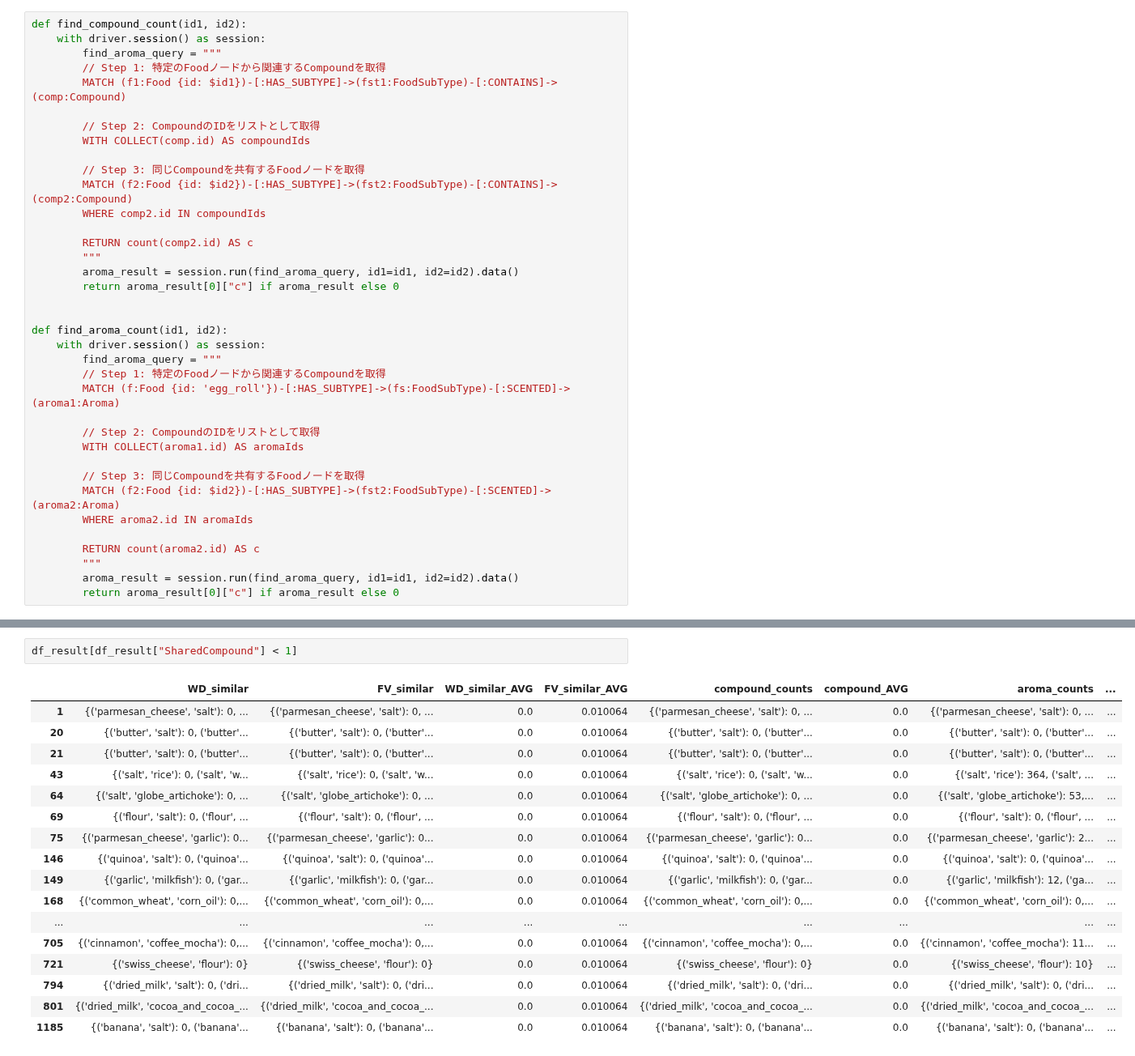
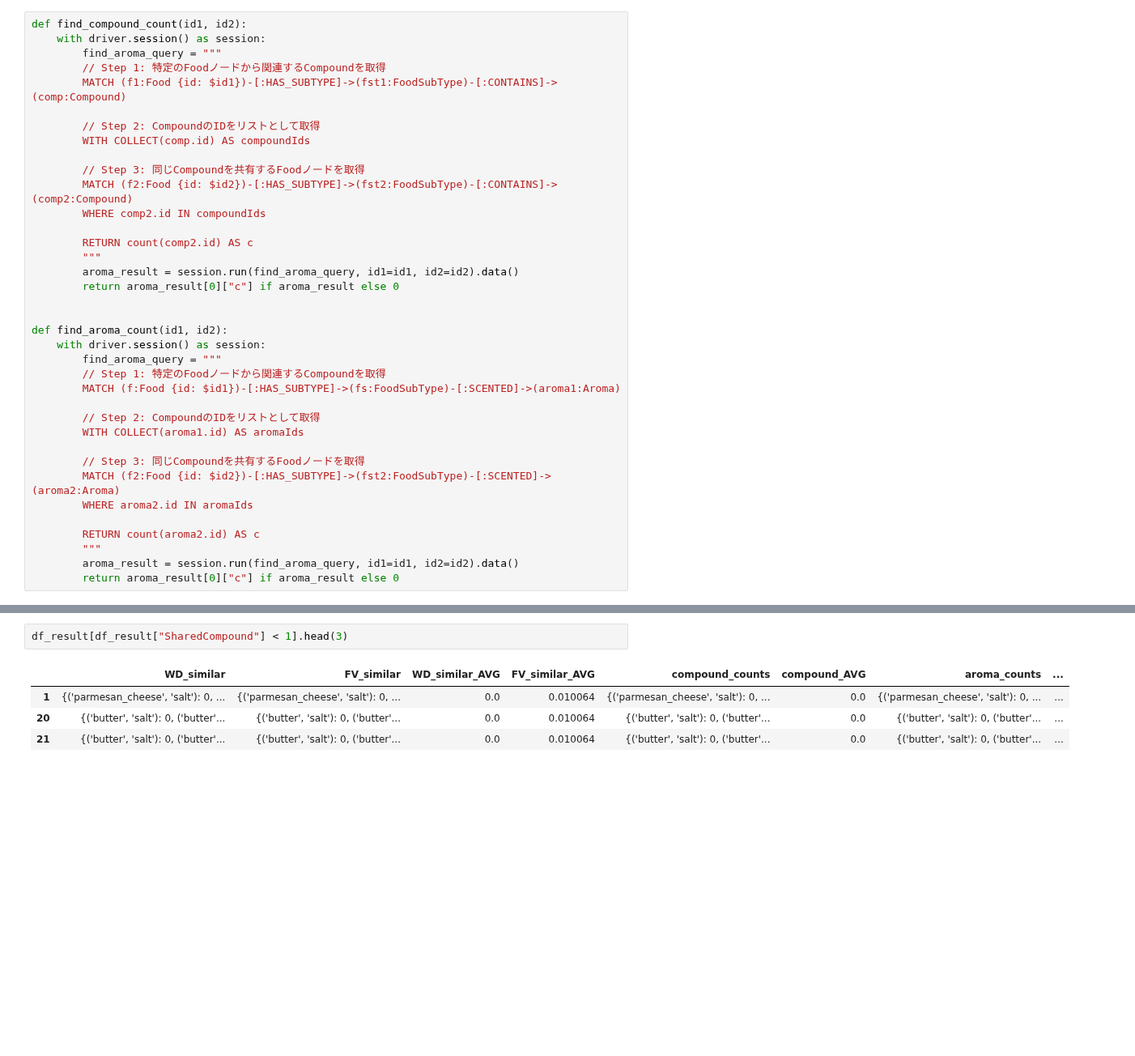
Before and after one commit to MariMurotani/RecipeHack, a Jupyter notebook: jupyter/analyze_word2_vec.ipynb, the cells around one changed output, grey strips where cells are left out. Shown at 81% size. Saved outputs shown, nothing was run; the diff lists cells and outputs as text; blank space fills up the shorter version.

```diff
--- a/jupyter/analyze_word2_vec.ipynb
+++ b/jupyter/analyze_word2_vec.ipynb
@@ -88,7 +88,7 @@ def find_aroma_count(id1, id2):
     with driver.session() as session:
         find_aroma_query = """
         // Step 1: 特定のFoodノードから関連するCompoundを取得
-        MATCH (f:Food {id: 'egg_roll'})-[:HAS_SUBTYPE]->(fs:FoodSubType)-[:SCENTED]->(aroma1:Aroma)
+        MATCH (f:Food {id: $id1})-[:HAS_SUBTYPE]->(fs:FoodSubType)-[:SCENTED]->(aroma1:Aroma)
 
         // Step 2: CompoundのIDをリストとして取得
         WITH COLLECT(aroma1.id) AS aromaIds
@@ -252,24 +266,11 @@ df_result.tail(1)
 # %% [markdown]
 ##
 # %%
-df_result[df_result["SharedCompound"] < 1]
+df_result[df_result["SharedCompound"] < 1].head(3)
 # %% [output]
 |  | WD_similar | FV_similar | WD_similar_AVG | FV_similar_AVG | compound_counts | compound_AVG | aroma_counts | ... |
 | 1 | {('parmesan_cheese', 'salt'): 0, ... | {('parmesan_cheese', 'salt'): 0, ... | 0.0 | 0.010064 | {('parmesan_cheese', 'salt'): 0, ... | 0.0 | {('parmesan_cheese', 'salt'): 0, ... | ... |
 | 20 | {('butter', 'salt'): 0, ('butter'... | {('butter', 'salt'): 0, ('butter'... | 0.0 | 0.010064 | {('butter', 'salt'): 0, ('butter'... | 0.0 | {('butter', 'salt'): 0, ('butter'... | ... |
 | 21 | {('butter', 'salt'): 0, ('butter'... | {('butter', 'salt'): 0, ('butter'... | 0.0 | 0.010064 | {('butter', 'salt'): 0, ('butter'... | 0.0 | {('butter', 'salt'): 0, ('butter'... | ... |
-| 43 | {('salt', 'rice'): 0, ('salt', 'w... | {('salt', 'rice'): 0, ('salt', 'w... | 0.0 | 0.010064 | {('salt', 'rice'): 0, ('salt', 'w... | 0.0 | {('salt', 'rice'): 364, ('salt', ... | ... |
-| 64 | {('salt', 'globe_artichoke'): 0, ... | {('salt', 'globe_artichoke'): 0, ... | 0.0 | 0.010064 | {('salt', 'globe_artichoke'): 0, ... | 0.0 | {('salt', 'globe_artichoke'): 53,... | ... |
-| 69 | {('flour', 'salt'): 0, ('flour', ... | {('flour', 'salt'): 0, ('flour', ... | 0.0 | 0.010064 | {('flour', 'salt'): 0, ('flour', ... | 0.0 | {('flour', 'salt'): 0, ('flour', ... | ... |
-| 75 | {('parmesan_cheese', 'garlic'): 0... | {('parmesan_cheese', 'garlic'): 0... | 0.0 | 0.010064 | {('parmesan_cheese', 'garlic'): 0... | 0.0 | {('parmesan_cheese', 'garlic'): 2... | ... |
-| 146 | {('quinoa', 'salt'): 0, ('quinoa'... | {('quinoa', 'salt'): 0, ('quinoa'... | 0.0 | 0.010064 | {('quinoa', 'salt'): 0, ('quinoa'... | 0.0 | {('quinoa', 'salt'): 0, ('quinoa'... | ... |
-| 149 | {('garlic', 'milkfish'): 0, ('gar... | {('garlic', 'milkfish'): 0, ('gar... | 0.0 | 0.010064 | {('garlic', 'milkfish'): 0, ('gar... | 0.0 | {('garlic', 'milkfish'): 12, ('ga... | ... |
-| 168 | {('common_wheat', 'corn_oil'): 0,... | {('common_wheat', 'corn_oil'): 0,... | 0.0 | 0.010064 | {('common_wheat', 'corn_oil'): 0,... | 0.0 | {('common_wheat', 'corn_oil'): 0,... | ... |
-| ... | ... | ... | ... | ... | ... | ... | ... | ... |
-| 705 | {('cinnamon', 'coffee_mocha'): 0,... | {('cinnamon', 'coffee_mocha'): 0,... | 0.0 | 0.010064 | {('cinnamon', 'coffee_mocha'): 0,... | 0.0 | {('cinnamon', 'coffee_mocha'): 11... | ... |
-| 721 | {('swiss_cheese', 'flour'): 0} | {('swiss_cheese', 'flour'): 0} | 0.0 | 0.010064 | {('swiss_cheese', 'flour'): 0} | 0.0 | {('swiss_cheese', 'flour'): 10} | ... |
-| 794 | {('dried_milk', 'salt'): 0, ('dri... | {('dried_milk', 'salt'): 0, ('dri... | 0.0 | 0.010064 | {('dried_milk', 'salt'): 0, ('dri... | 0.0 | {('dried_milk', 'salt'): 0, ('dri... | ... |
-| 801 | {('dried_milk', 'cocoa_and_cocoa_... | {('dried_milk', 'cocoa_and_cocoa_... | 0.0 | 0.010064 | {('dried_milk', 'cocoa_and_cocoa_... | 0.0 | {('dried_milk', 'cocoa_and_cocoa_... | ... |
-| 1185 | {('banana', 'salt'): 0, ('banana'... | {('banana', 'salt'): 0, ('banana'... | 0.0 | 0.010064 | {('banana', 'salt'): 0, ('banana'... | 0.0 | {('banana', 'salt'): 0, ('banana'... | ... |
 # %%
 # 相関行列を計算
```
Also changed, not shown: parts of 5 cells of this notebook.
